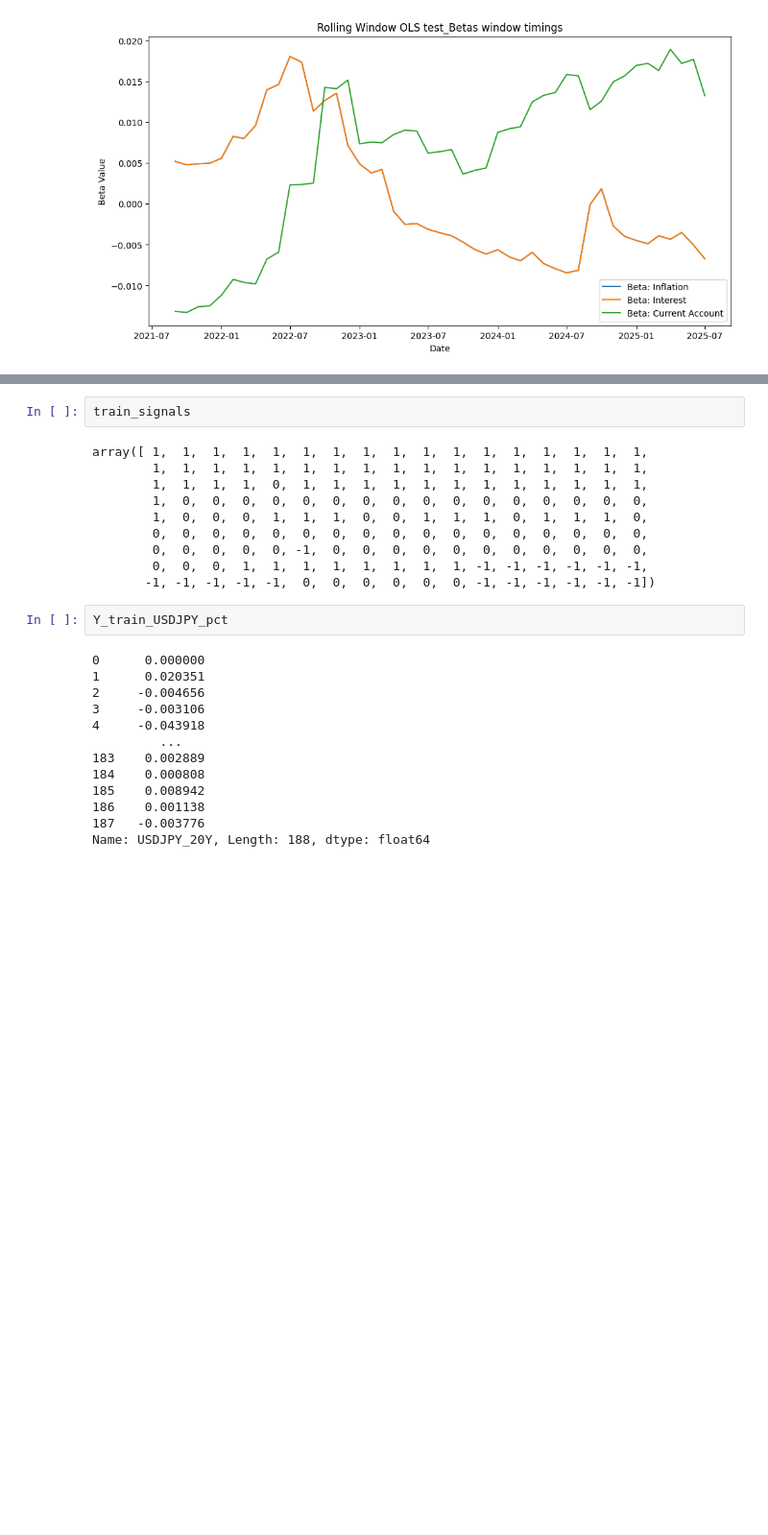
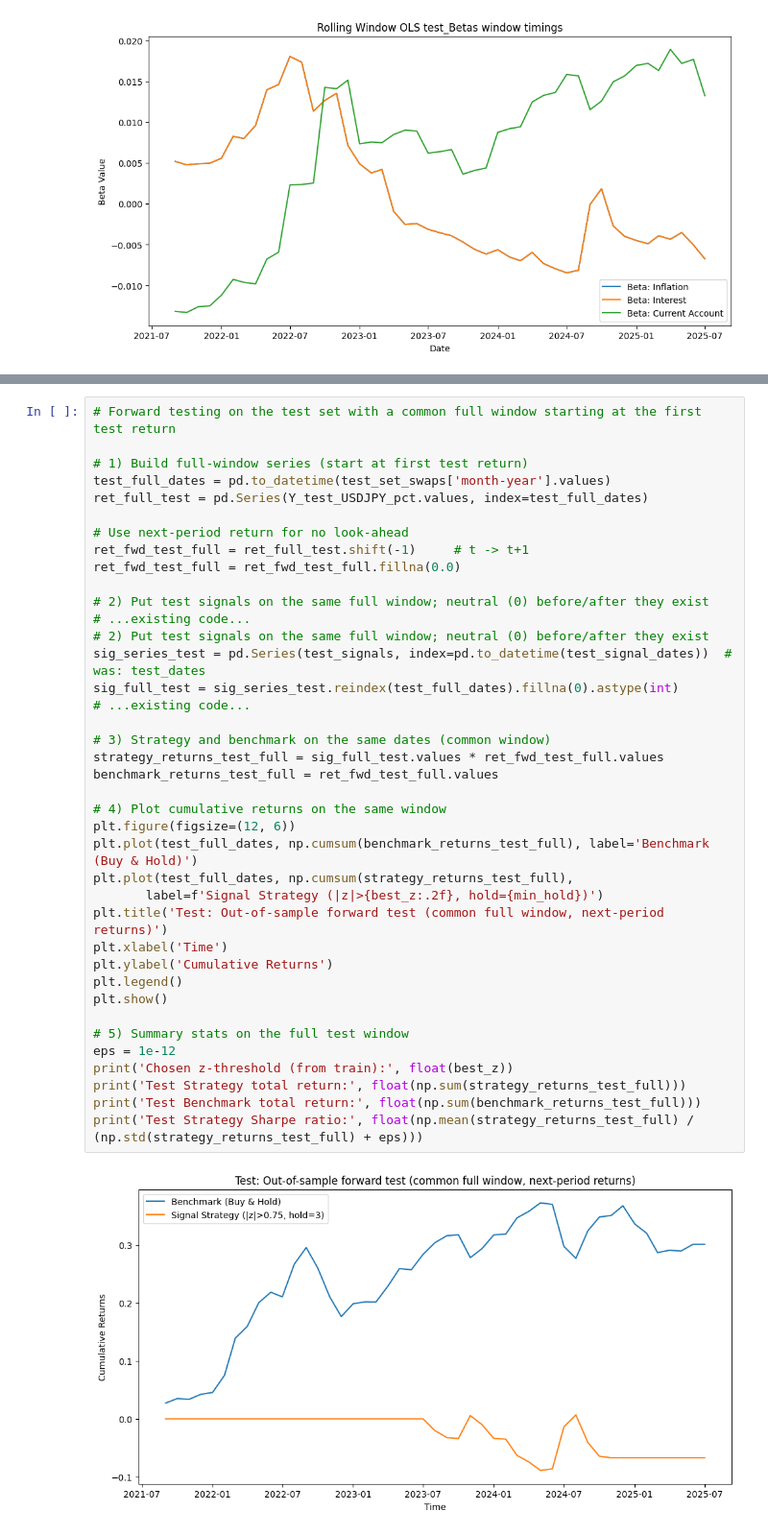
Before and after one commit to Adnan-Anwar-Data-enthusiast/Currency-speculation, a Jupyter notebook: 3. Modelling.ipynb, the cells around one changed output, grey strips where cells are left out. Shown at 96% size. Cells and saved outputs as stored; diff of their text form; blank space fills up the shorter version.

```diff
--- a/3. Modelling.ipynb
+++ b/3. Modelling.ipynb
@@ -534,27 +591,41 @@ len(Y_train_USDJPY_pct)
-# %%
-train_signals
-# %% [output]
-array([ 1,  1,  1,  1,  1,  1,  1,  1,  1,  1,  1,  1,  1,  1,  1,  1,  1,
-        1,  1,  1,  1,  1,  1,  1,  1,  1,  1,  1,  1,  1,  1,  1,  1,  1,
-        1,  1,  1,  1,  0,  1,  1,  1,  1,  1,  1,  1,  1,  1,  1,  1,  1,
-        1,  0,  0,  0,  0,  0,  0,  0,  0,  0,  0,  0,  0,  0,  0,  0,  0,
-        1,  0,  0,  0,  1,  1,  1,  0,  0,  1,  1,  1,  0,  1,  1,  1,  0,
-        0,  0,  0,  0,  0,  0,  0,  0,  0,  0,  0,  0,  0,  0,  0,  0,  0,
-        0,  0,  0,  0,  0, -1,  0,  0,  0,  0,  0,  0,  0,  0,  0,  0,  0,
-        0,  0,  0,  1,  1,  1,  1,  1,  1,  1,  1, -1, -1, -1, -1, -1, -1,
-       -1, -1, -1, -1, -1,  0,  0,  0,  0,  0,  0, -1, -1, -1, -1, -1, -1])
-# %%
-Y_train_USDJPY_pct
-# %% [output]
-0      0.000000
-1      0.020351
-2     -0.004656
-3     -0.003106
-4     -0.043918
-         ...
-183    0.002889
-184    0.000808
-185    0.008942
-186    0.001138
-187   -0.003776
-Name: USDJPY_20Y, Length: 188, dtype: float64
+# %%
+# Forward testing on the test set with a common full window starting at the first test return
+
+# 1) Build full-window series (start at first test return)
+test_full_dates = pd.to_datetime(test_set_swaps['month-year'].values)
+ret_full_test = pd.Series(Y_test_USDJPY_pct.values, index=test_full_dates)
+
+# Use next-period return for no look-ahead
+ret_fwd_test_full = ret_full_test.shift(-1)     # t -> t+1
+ret_fwd_test_full = ret_fwd_test_full.fillna(0.0)
+
+# 2) Put test signals on the same full window; neutral (0) before/after they exist
+# ...existing code...
+# 2) Put test signals on the same full window; neutral (0) before/after they exist
+sig_series_test = pd.Series(test_signals, index=pd.to_datetime(test_signal_dates))  # was: test_dates
+sig_full_test = sig_series_test.reindex(test_full_dates).fillna(0).astype(int)
+# ...existing code...
+
+# 3) Strategy and benchmark on the same dates (common window)
+strategy_returns_test_full = sig_full_test.values * ret_fwd_test_full.values
+benchmark_returns_test_full = ret_fwd_test_full.values
+
+# 4) Plot cumulative returns on the same window
+plt.figure(figsize=(12, 6))
+plt.plot(test_full_dates, np.cumsum(benchmark_returns_test_full), label='Benchmark (Buy & Hold)')
+plt.plot(test_full_dates, np.cumsum(strategy_returns_test_full),
+       label=f'Signal Strategy (|z|>{best_z:.2f}, hold={min_hold})')
+plt.title('Test: Out-of-sample forward test (common full window, next-period returns)')
+plt.xlabel('Time')
+plt.ylabel('Cumulative Returns')
+plt.legend()
+plt.show()
+
+# 5) Summary stats on the full test window
+eps = 1e-12
+print('Chosen z-threshold (from train):', float(best_z))
+print('Test Strategy total return:', float(np.sum(strategy_returns_test_full)))
+print('Test Benchmark total return:', float(np.sum(benchmark_returns_test_full)))
+print('Test Strategy Sharpe ratio:', float(np.mean(strategy_returns_test_full) / (np.std(strategy_returns_test_full) + eps)))
+# %% [output]
+[figure, added]
```
Also changed, not shown: parts of 12 cells of this notebook.
